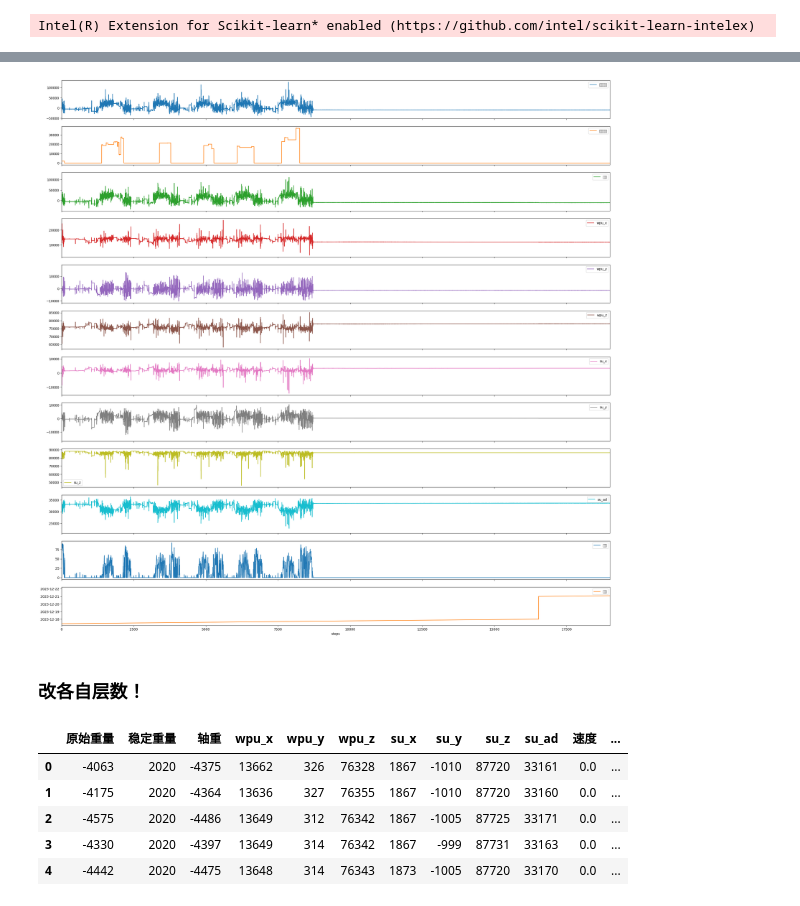
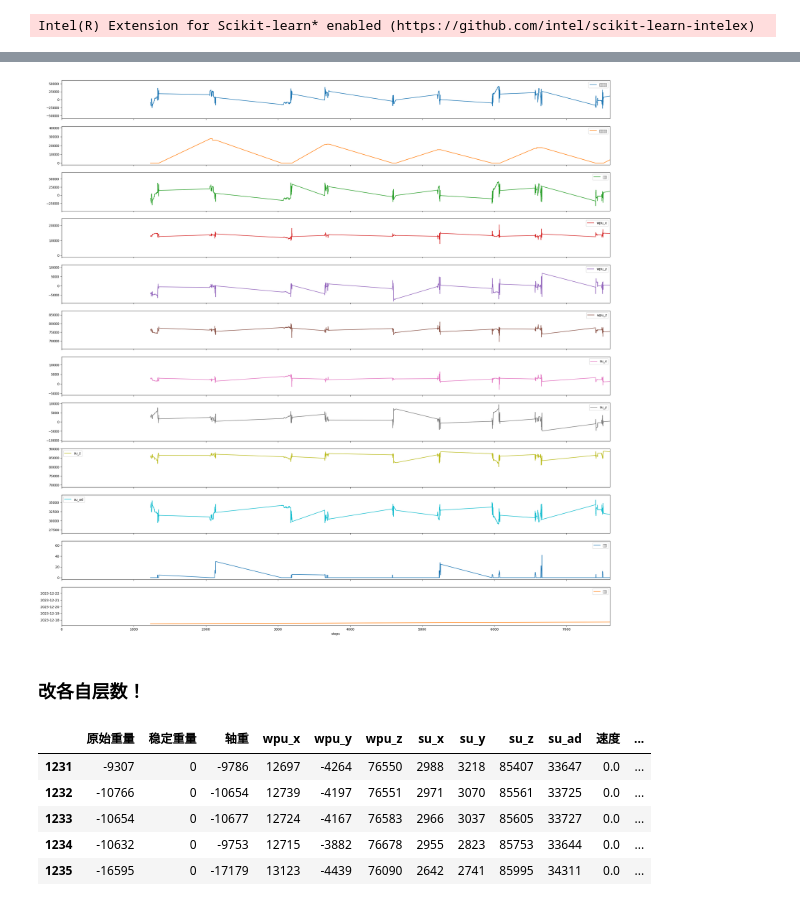
Before and after one commit to ainiubility/CNN-LSTM-Attention, a Jupyter notebook: C_L_A_train_test.ipynb, the cells around one changed output, grey strips where cells are left out. Drawn from its saved outputs; the diff is of its cells as text; code cells hidden in the pictures.

```diff
--- a/C_L_A_train_test.ipynb
+++ b/C_L_A_train_test.ipynb
@@ -110,7 +112,8 @@ def get_data_recurrent2(n, time_steps, input_dim, attention_dim=5):
     x[:, :, attention_dim] = np.tile(y[:], (1, time_steps))
     return x, y
 # %%
-if 'dfstate' not in locals() or (hasattr(locals()['dfstate'], 'empty') and locals()['dfstate'].empty):
+refeshdata=False
+if refeshdata or 'dfstate' not in locals() or (hasattr(locals()['dfstate'], 'empty') and locals()['dfstate'].empty):
     dfstate = pd.read_csv("./data/states.txt")
     dfstate["start"] = dfstate.apply(
         lambda row: row["date"] + " " + row["start_time"], axis=1
@@ -123,4 +126,3 @@ if 'dfstate' not in locals() or (hasattr(locals()['dfstate'], 'empty') and local
     # dfstate['label'] = dfstate.apply(number_to_label,axis=1)
     dfstate.to_csv("./data/states.csv")
     print(dfstate.head(), dfstate.shape)
-    dfstate.head()
@@ -128,9 +139,13 @@ if 'dfstate' not in locals() or (hasattr(locals()['dfstate'], 'empty') and local
 # 定义读取数据函数
 def fix_data(inputDF: pd.DataFrame) -> pd.DataFrame:
     # 创建一个新的空列用于存储结果
+    inputDF.insert(0, "before", False)
+    inputDF.insert(0, "after", False)
     inputDF.insert(0, "label", "-")
     # 对df1中的每一行遍历，并查找df2中符合条件的记录
     for index, row in inputDF.iterrows():
+
+
         condition = (dfstate["start"] <= row["时间"]) & (row["时间"] <= dfstate["end"])
         match = dfstate[condition]
         if not match.empty:
@@ -139,6 +154,7 @@ def fix_data(inputDF: pd.DataFrame) -> pd.DataFrame:
         else:
             # 如果没有找到匹配项，则保持原样（这里已经初始化为-）
             pass
+
     # inputDF.insert(1,'state',0)
     # inputDF["state"] = inputDF["label"].astype("category").cat.codes
     return inputDF
@@ -146,8 +162,10 @@ def read_data(file_path: str) -> pd.DataFrame:
     return fix_data(
         pd.read_excel(file_path, engine="openpyxl", parse_dates=["时间", "轨迹时间"])
     )
+
+
 # 读取数据
-if 'odf17' not in locals() or (hasattr(locals()['odf17'], 'empty') and locals()['odf17'].empty):
+if refeshdata or 'odf17' not in locals() or (hasattr(locals()['odf17'], 'empty') and locals()['odf17'].empty):
     # 如果df未定义或为空DataFrame
     odf17 = read_data("./data/data_17.xlsx")
     odf21 = read_data("./data/data_21.xlsx")
@@ -158,7 +176,6 @@ if 'odf17' not in locals() or (hasattr(locals()['odf17'], 'empty') and locals()[
 numeric_col_names = ["原始重量", "稳定重量", "轴重",'wpu_x', 'wpu_y',"wpu_z",  'su_x', 'su_y', "su_z",'su_ad', "速度" ]
 # delete some
 #  "轨迹时间",'原始重量_diff', '稳定重量_diff', '轴重_diff','su_ad_diff', 'wpu_x_diff', 'wpu_y_diff', 'wpu_z_diff','估计重量',    'su_x_diff','su_y_diff', 'su_z_diff',  ,
-
 # ['原始重量', '稳定重量', '轴重', 'su_ad',
 #                 'wpu_x', 'wpu_y', 'wpu_z',
 #                 'su_x', 'su_y', 'su_z',
@@ -171,12 +188,13 @@ time_col_names = ["时间"]
 
 all_col_names=numeric_col_names + label_col_names + time_col_names
 df17, df21, df22 ,df23 =odf17[all_col_names], odf21[all_col_names], odf22[all_col_names], odf23[all_col_names]
-origindata = pd.concat([df17, df21], axis=0, ignore_index=True)
+_origindata = pd.concat([df17, df21,df22], axis=0, ignore_index=True)
 
-print(origindata.columns)
-print(origindata.shape)
+print(_origindata.columns)
+print(_origindata.shape)
+display(df17.shape,df22.shape,df23.shape,df23.shape)
 
-display(df17.head(),df22.head(),df23.head(),df23.head())
+_origindata.head()
 # %% [output]
 Index(['原始重量', '稳定重量', '轴重', 'wpu_x', 'wpu_y', 'wpu_z', 'su_x', 'su_y', 'su_z',
        'su_ad', '速度', 'label', '时间'],
@@ -240,3 +244,19 @@ def dataframe_to_tfrecord(df, filename):
 
 # 调用函数将DataFrame写入TFRecords文件
 # dataframe_to_tfrecord(df, 'my_data.tfrecords')
+# %%
+def expandRows(idx_list_list, windowsize=20)->np.ndarray:
+    my_array = np.arange(-windowsize, windowsize+1)
+    new_array=idx_list_list.copy()
+    for item in my_array:
+        new_array += [element + item for element in indices_list]
+    ret =np.sort(list(dict.fromkeys(new_array)))
+
+    return ret
+
+indices_list =_origindata.index[_origindata['label'] == '装'].tolist() + _origindata.index[_origindata['label'] == '卸'].tolist()
+indices_list=expandRows(indices_list)
+# 或者使用.iloc基于位置索引（如果是整数索引）
+df_selected = _origindata.iloc[indices_list]
+
+df_selected.head()
@@ -243,14 +270,14 @@ def dataframe_to_tfrecord(df, filename):
 # %%
-origindata.plot(legend=True, subplots=True, figsize=(30,30),  xlabel="steps")
+df_selected.plot(legend=True, subplots=True, figsize=(30,30),  xlabel="steps")
 ax = plt.gca()
-ax.set_xlim(left=0, right=19000)
+ax.set_xlim(left=0, right=7600)
 # 或者直接指定字体文件路径
 plt.rcParams['font.sans-serif'] = ['DejaVu Sans']  # 系统自带的黑体
 plt.rcParams['font.serif'] = ['DejaVu Sans']  # 系统自带的宋体
 plt.rcParams['font.family'] = ['DejaVu Sans']
 plt.show()
 # %% [output]
-[figure, old version]
+[figure, new version]
 # %% [markdown]
 ### 改各自层数！
 # %%
@@ -445,12 +482,12 @@ def attention_model(TIME_STEPS=None,INPUT_DIMS=None)-> Model:
     output = Dense(1, activation="linear")(attention_mul)
     return Model(inputs=[inputs], outputs=output)
 # %%
-data=origindata.copy()
+data=df_selected
 data.head()
 # %% [output]
 |  | 原始重量 | 稳定重量 | 轴重 | wpu_x | wpu_y | wpu_z | su_x | su_y | su_z | su_ad | 速度 | ... |
-| 0 | -4063 | 2020 | -4375 | 13662 | 326 | 76328 | 1867 | -1010 | 87720 | 33161 | 0.0 | ... |
-| 1 | -4175 | 2020 | -4364 | 13636 | 327 | 76355 | 1867 | -1010 | 87720 | 33160 | 0.0 | ... |
-| 2 | -4575 | 2020 | -4486 | 13649 | 312 | 76342 | 1867 | -1005 | 87725 | 33171 | 0.0 | ... |
-| 3 | -4330 | 2020 | -4397 | 13649 | 314 | 76342 | 1867 | -999 | 87731 | 33163 | 0.0 | ... |
-| 4 | -4442 | 2020 | -4475 | 13648 | 314 | 76343 | 1873 | -1005 | 87720 | 33170 | 0.0 | ... |
+| 1231 | -9307 | 0 | -9786 | 12697 | -4264 | 76550 | 2988 | 3218 | 85407 | 33647 | 0.0 | ... |
+| 1232 | -10766 | 0 | -10654 | 12739 | -4197 | 76551 | 2971 | 3070 | 85561 | 33725 | 0.0 | ... |
+| 1233 | -10654 | 0 | -10677 | 12724 | -4167 | 76583 | 2966 | 3037 | 85605 | 33727 | 0.0 | ... |
+| 1234 | -10632 | 0 | -9753 | 12715 | -3882 | 76678 | 2955 | 2823 | 85753 | 33644 | 0.0 | ... |
+| 1235 | -16595 | 0 | -17179 | 13123 | -4439 | 76090 | 2642 | 2741 | 85995 | 34311 | 0.0 | ... |
```
Also changed, not shown: parts of 22 cells of this notebook, 1 other file.
